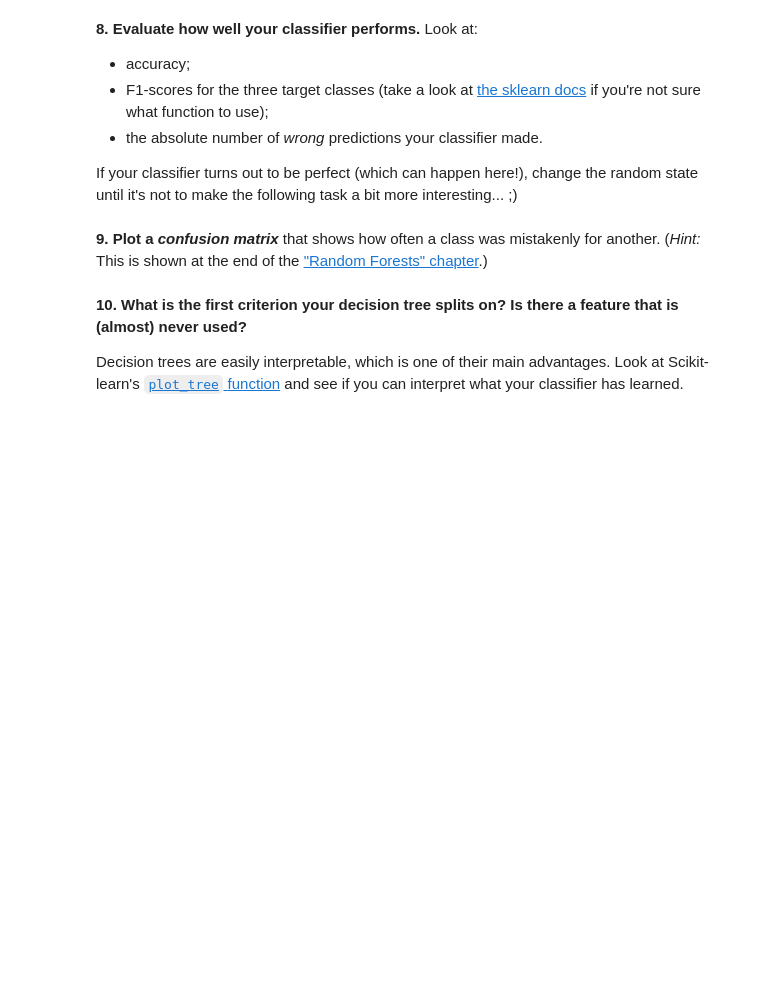
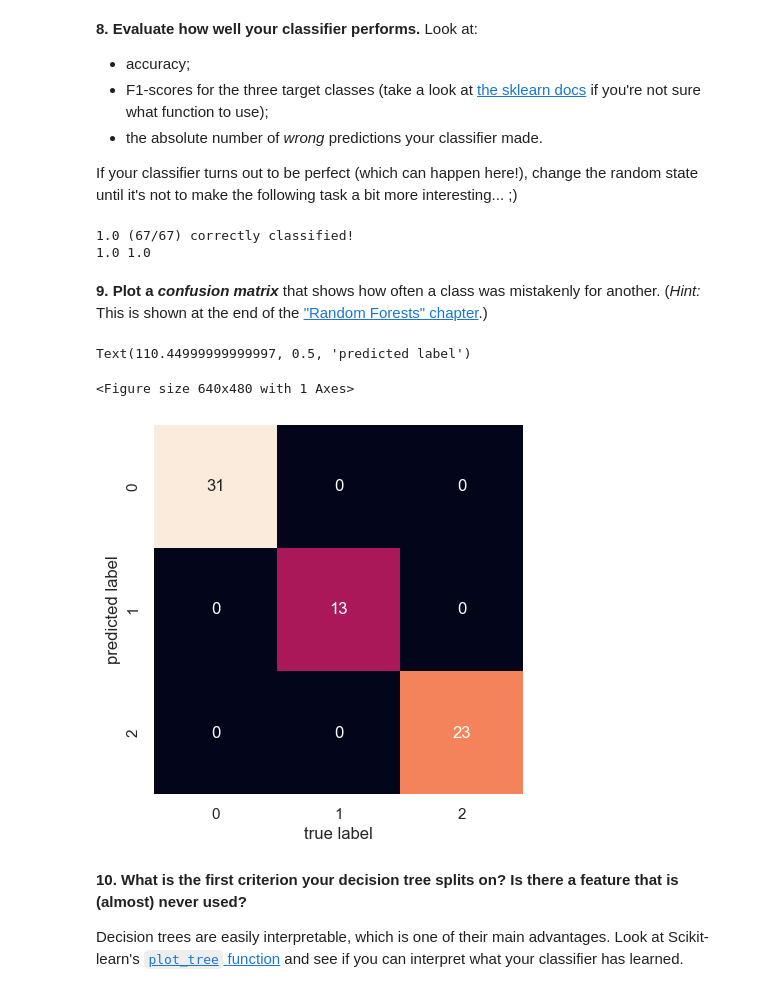
Before and after one commit to MarrisSparrisNilsson/DSP_exercises, a Jupyter notebook: Python_dsp/Exercise 4 - Machine Learning with scikit learn/04_Machine_Learning.ipynb, the cells around one changed output. Cells and saved outputs as stored; diff of their text form; code cells hidden in the pictures; blank space fills up the shorter version.

Commit message:
Worked on decision tree modeling and evaluation

```diff
--- a/Python_dsp/Exercise 4 - Machine Learning with scikit learn/04_Machine_Learning.ipynb
+++ b/Python_dsp/Exercise 4 - Machine Learning with scikit learn/04_Machine_Learning.ipynb
@@ -187,0 +201,21 @@ Here, we can practice how to prepare our data & evaluate our model, and also try
+# %%
+# METHOD 1
+from sklearn.model_selection import train_test_split
+
+df = fetch_data()
+df = df.drop(columns="sex")
+# df
+
+data = np.array(df)
+
+species_data = data[:, 2:] # Features
+species = data[:, 0] # Labels
+
+# Random state controls the shuffling of the data before splitting and also helps with reproducibility
+# X meaning features, y meaning labels
+X_train, X_test, y_train, y_test = train_test_split(species_data, species, train_size=0.8, random_state=42)
+
+print(f"{len(X_train)} train",X_train)
+print( f"\n{len(X_test)} test",X_test)
+print( f"\n{len(y_train)} train_labels",y_train)
+print( f"\n{len(y_test)} test_labels",y_test)
@@ -191,6 +298,17 @@ Here, we can practice how to prepare our data & evaluate our model, and also try
 **7. Train a decision tree classifier and produce predictions on the test set.** It's a good idea to set the `random_state` when you instantiate your classifier, so that your results are the same if you re-run the cells (or the entire notebook).
 # %%
 # YOUR CODE HERE
+
+from sklearn.tree import DecisionTreeClassifier
+
+# Instantiate Decision Tree Classifier with a set random_state to allow for reproducibility
+tree_clf = DecisionTreeClassifier(random_state=42)
+
+# Train the Decision Tree
+tree_clf.fit(X_train, y_train)
+
+# Predict test set
+prediction = tree_clf.predict(X_test)
 # %% [markdown]
 **8. Evaluate how well your classifier performs.** Look at:
 
@@ -201,10 +319,37 @@ Here, we can practice how to prepare our data & evaluate our model, and also try
 If your classifier turns out to be perfect (which can happen here!), change the random state until it's not to make the following task a bit more interesting... ;)
 # %%
 # YOUR CODE HERE
+from sklearn.metrics import f1_score, accuracy_score
+
+# f1_score()
+# print(type(y_test))
+newdf = pd.DataFrame(y_test)
+predictionResult = (newdf == pd.DataFrame(prediction)).sum().sum()
+
+print(predictionResult / len(y_test), f"({predictionResult}/{len(y_test)}) correctly classified!")
+acc = accuracy_score(y_test, prediction)
+f1 = f1_score(y_test, prediction, average='macro')
+
+print(acc, f1)
+
+
+# print(prediction)
+# %% [output]
+1.0 (67/67) correctly classified!
+1.0 1.0
 # %% [markdown]
 **9. Plot a _confusion matrix_** that shows how often a class was mistakenly for another. (_Hint:_ This is shown at the end of the ["Random Forests" chapter](https://jakevdp.github.io/PythonDataScienceHandbook/05.08-random-forests.html).)
 # %%
 # YOUR CODE HERE
+from sklearn.metrics import confusion_matrix
+mat = confusion_matrix(y_test, prediction)
+sns.heatmap(mat.T, square=True, annot=True, fmt='d', cbar=False)
+plt.xlabel('true label')
+plt.ylabel('predicted label')
+# %% [output]
+Text(110.44999999999997, 0.5, 'predicted label')
+<Figure size 640x480 with 1 Axes>
+[figure, added]
 # %% [markdown]
 **10. What is the first criterion your decision tree splits on? Is there a feature that is (almost) never used?**
 
```
Also changed, not shown: parts of 12 cells of this notebook.
